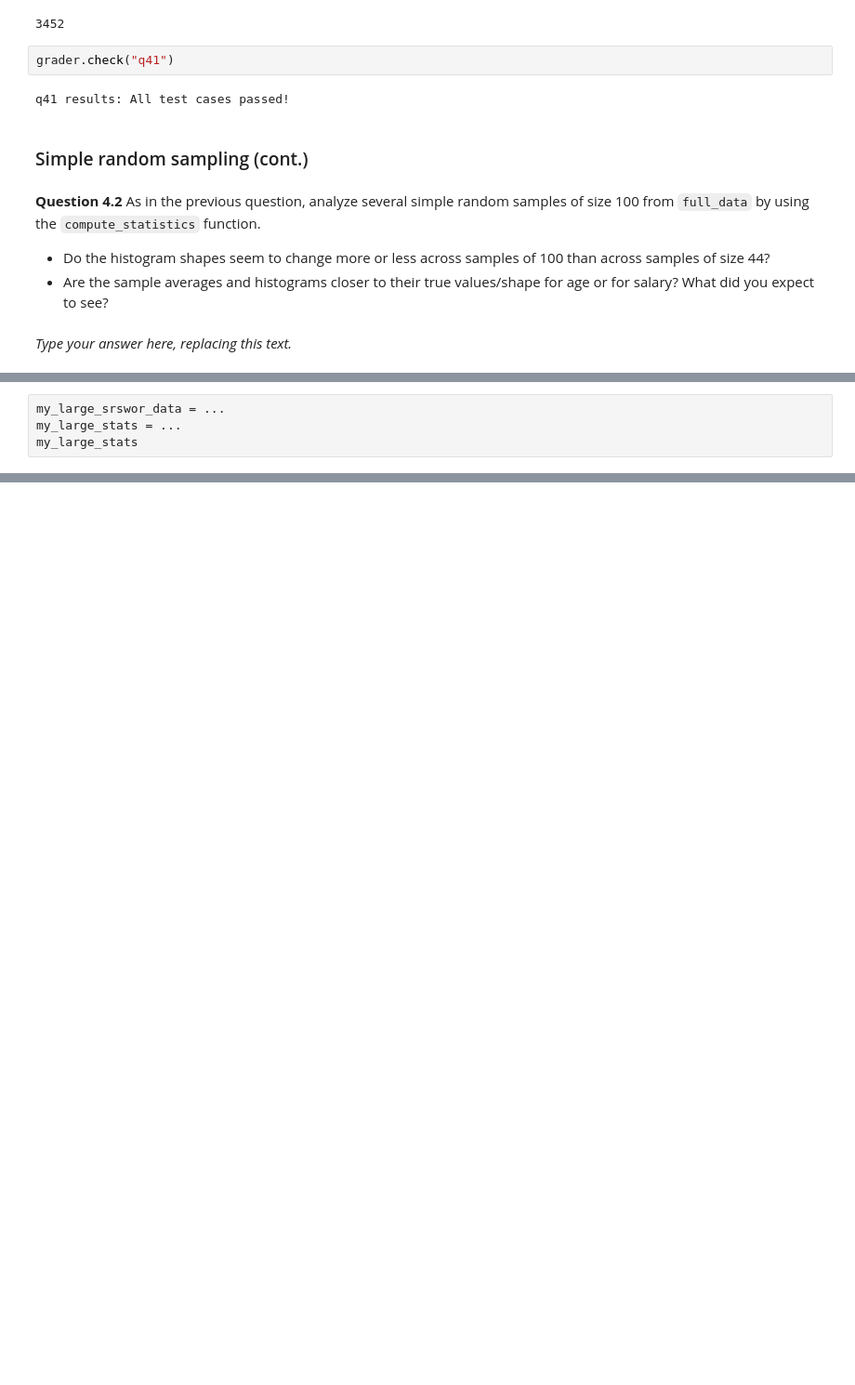
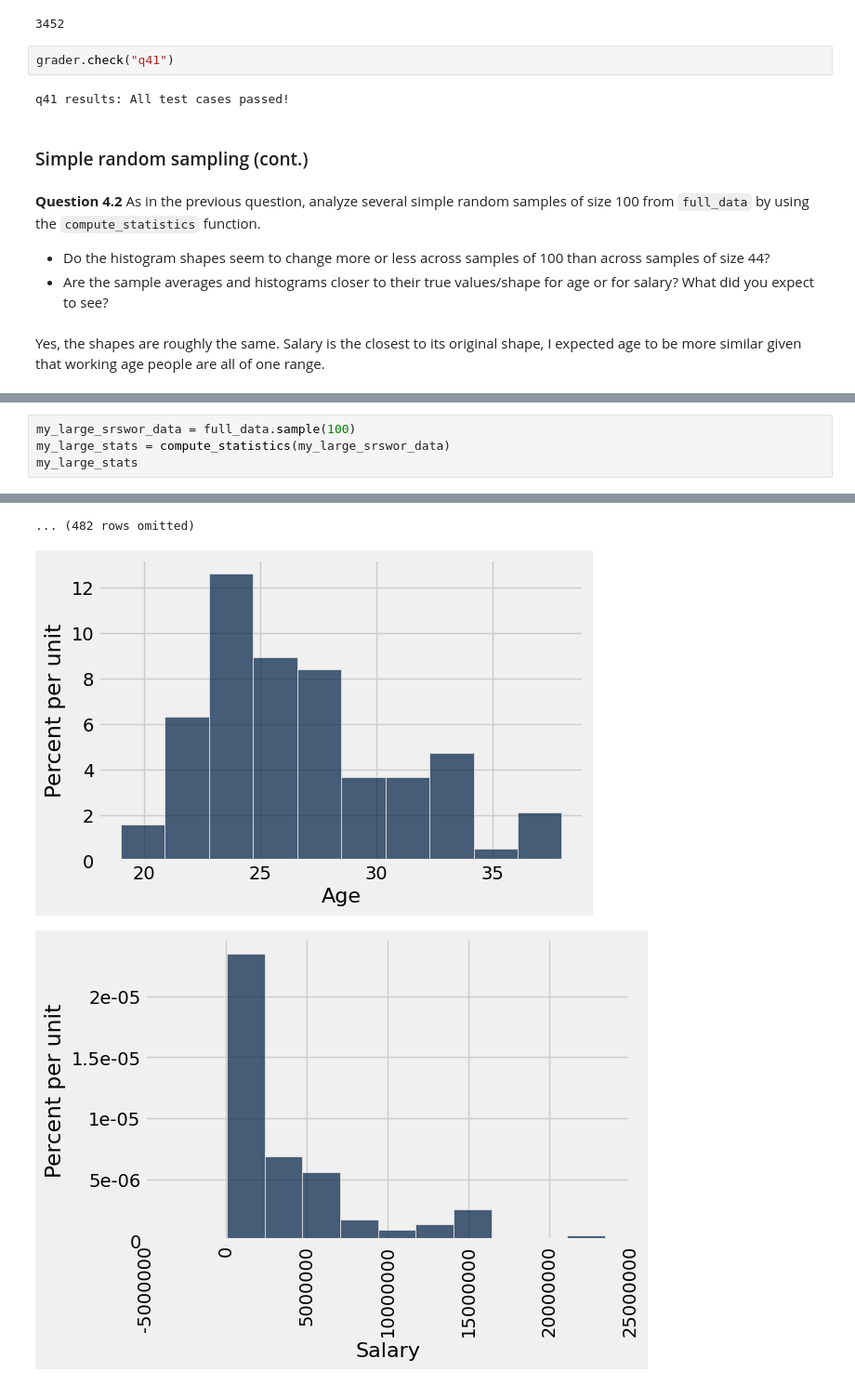
Before and after one commit to RickMeskimen/24-Fall-data1350, a Jupyter notebook: lab05/lab05.ipynb, the cells around one changed output, grey strips where cells are left out. Shown at 93% size. Saved outputs shown, nothing was run; the diff lists cells and outputs as text; blank space fills up the shorter version.

```diff
--- a/lab05/lab05.ipynb
+++ b/lab05/lab05.ipynb
@@ -478,11 +478,12 @@ q41 results: All test cases passed!
 **Question 4.2** As in the previous question, analyze several simple random samples of size 100 from `full_data` by using the `compute_statistics` function.
 - Do the histogram shapes seem to change more or less across samples of 100 than across samples of size 44?
 - Are the sample averages and histograms closer to their true values/shape for age or for salary?  What did you expect to see?
-# %% [markdown]
-_Type your answer here, replacing this text._
+# %% [markdown]
+Yes, the shapes are roughly the same. Salary is the closest to its original shape, I expected age to be more similar given that working age people are all of one range.
 # %% [markdown]
 <!-- BEGIN QUESTION -->
 # %%
-my_large_srswor_data = ...
-my_large_stats = ...
+my_large_srswor_data = full_data.sample(100)
+my_large_stats = compute_statistics(my_large_srswor_data)
 my_large_stats
+# %% [output]
@@ -488,0 +501,3 @@ my_large_stats
+... (482 rows omitted)
+[figure, added]
+[figure, added]
```
Also changed, not shown: parts of 1 cell of this notebook.
